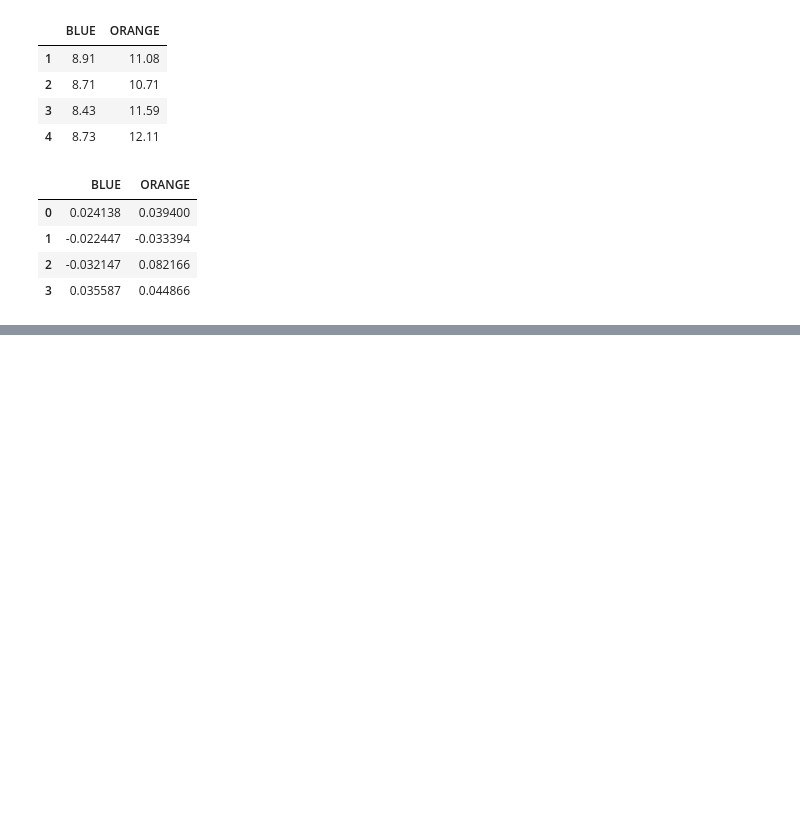
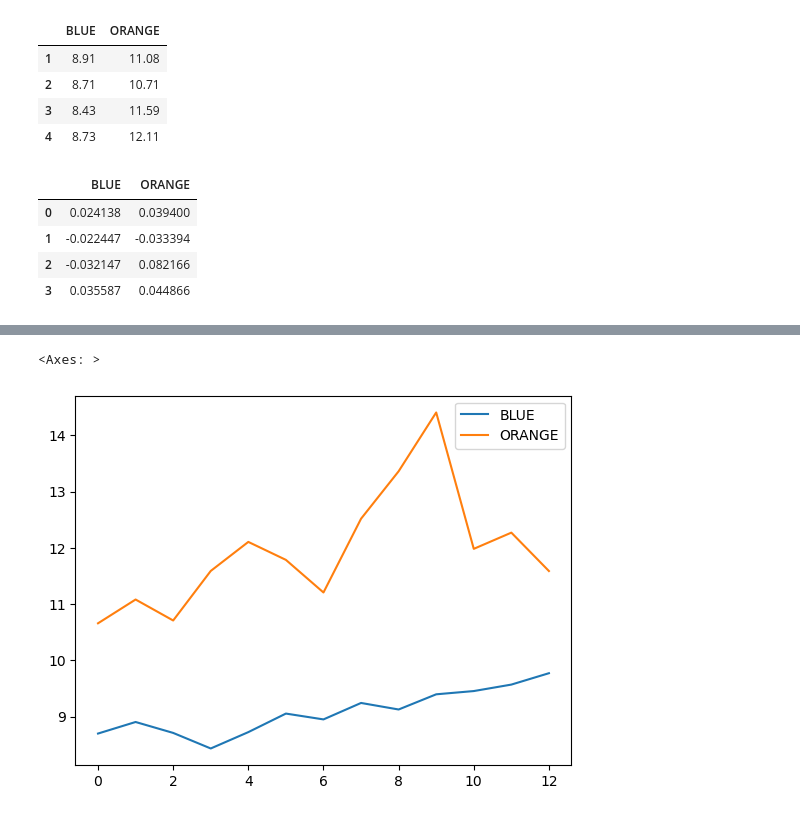
Before and after one commit to fran-salas/portfolio_analyst, a Jupyter notebook: Introduction.ipynb, the cells around one changed output, grey strips where cells are left out. Cells and saved outputs as stored; diff of their text form; code cells hidden in the pictures; blank space fills up the shorter version.

Commit message:
course data

```diff
--- a/Introduction.ipynb
+++ b/Introduction.ipynb
@@ -68,0 +90,3 @@ prices.iloc[1:].values/prices.iloc[:-1] - 1
+# %%
+prices = pd.read_csv("data/sample_prices.csv")
+prices
@@ -68,0 +126,5 @@ prices.iloc[1:].values/prices.iloc[:-1] - 1
+# %%
+prices.plot()
+# %% [output]
+<Axes: >
+[figure, added]
```
Also changed, not shown: parts of 10 cells of this notebook, 16 other files.
